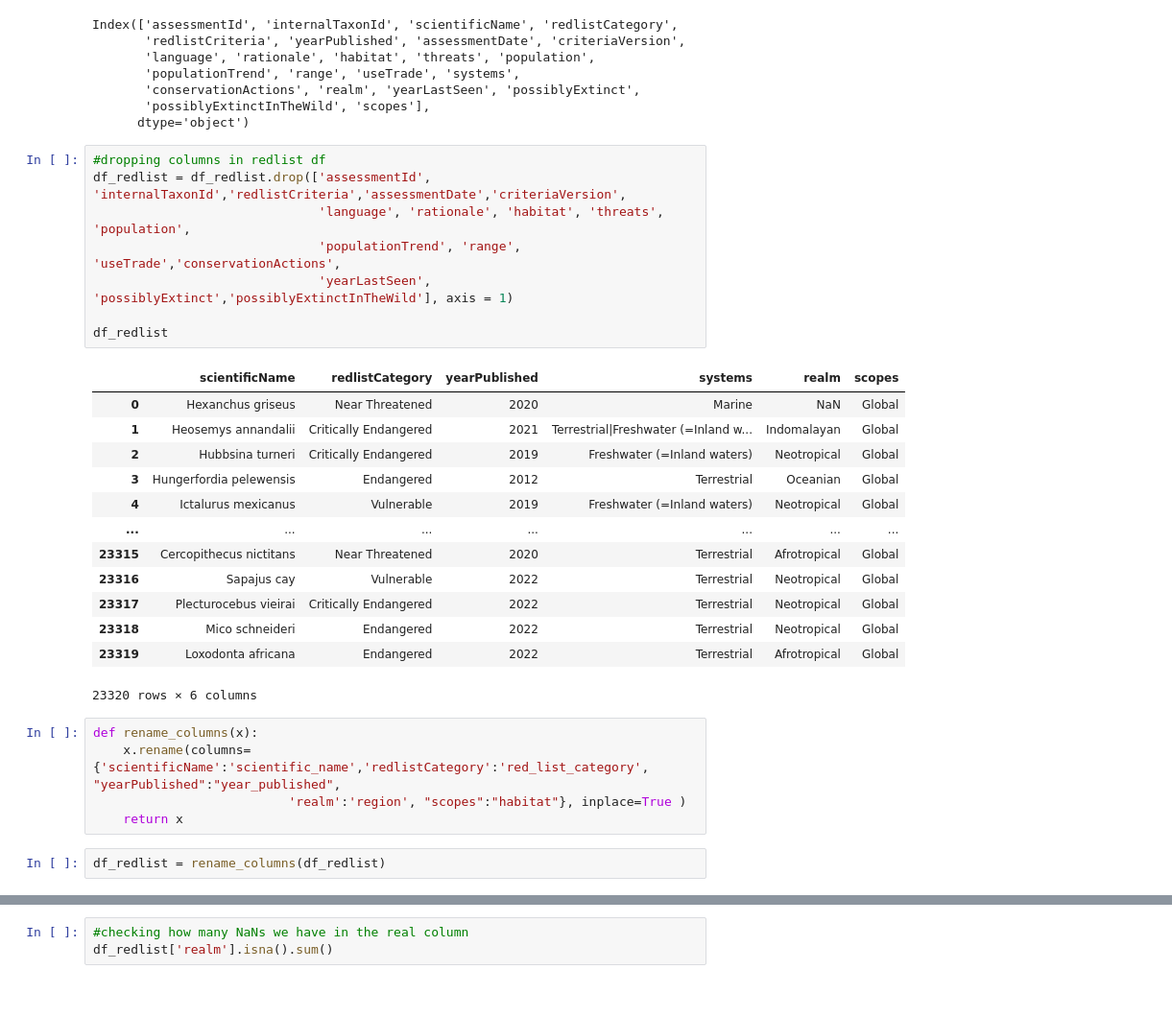
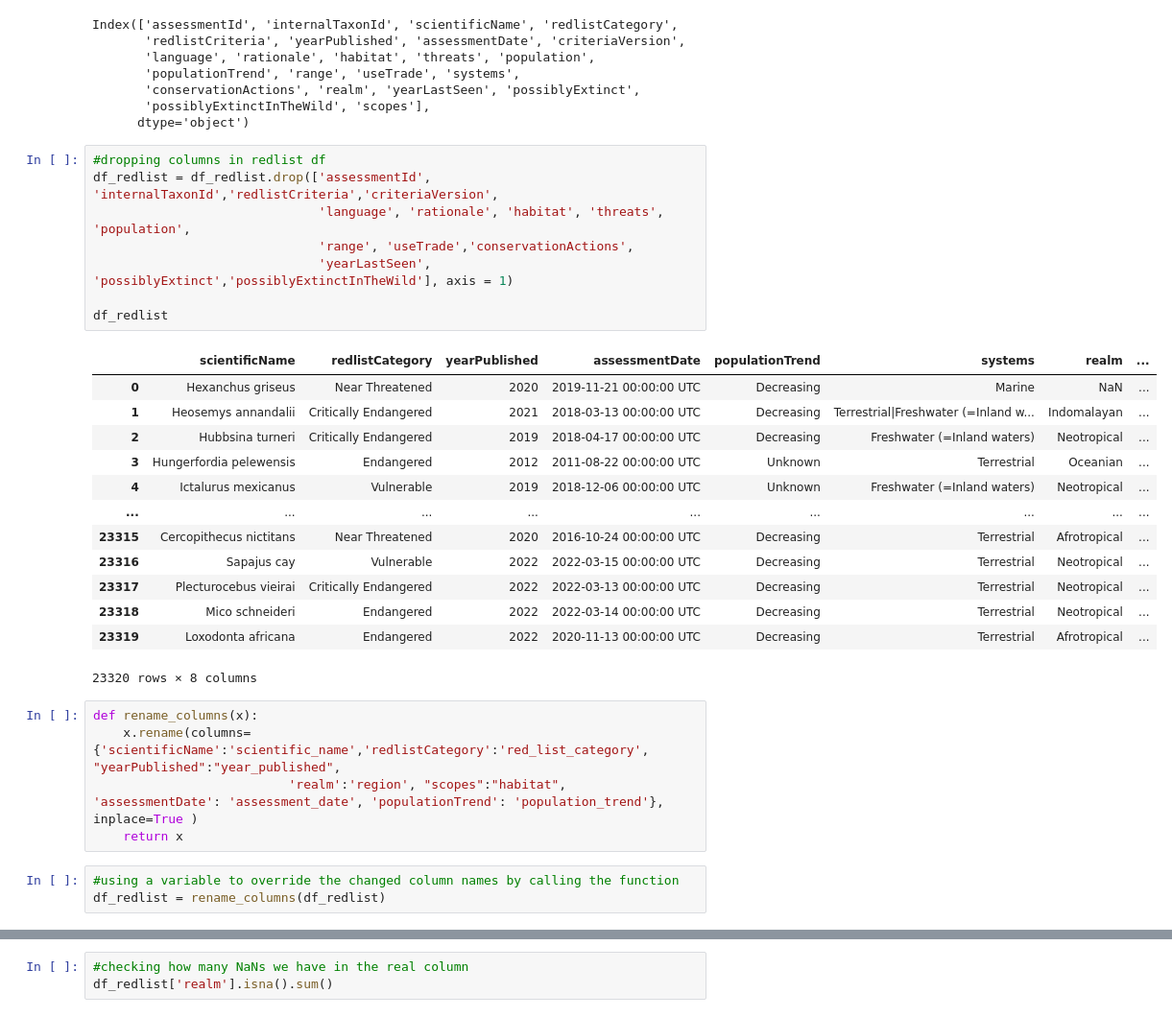
Before and after one commit to MonikaRadominska/Final_project, a Jupyter notebook: Data Cleaning.ipynb, the cells around one changed output, grey strips where cells are left out. Shown: that part at 96% size. Saved outputs shown, nothing was run; the diff lists cells and outputs as text.

```diff
--- a/Data Day 1.ipynb
+++ b/Data Cleaning.ipynb
@@ -58,32 +58,33 @@ Index(['assessmentId', 'internalTaxonId', 'scientificName', 'redlistCategory',
       dtype='object')
 # %%
 #dropping columns in redlist df
-df_redlist = df_redlist.drop(['assessmentId', 'internalTaxonId','redlistCriteria','assessmentDate','criteriaVersion',
+df_redlist = df_redlist.drop(['assessmentId', 'internalTaxonId','redlistCriteria','criteriaVersion',
                               'language', 'rationale', 'habitat', 'threats', 'population',
-                              'populationTrend', 'range', 'useTrade','conservationActions',
+                              'range', 'useTrade','conservationActions',
                               'yearLastSeen', 'possiblyExtinct','possiblyExtinctInTheWild'], axis = 1)
 
 df_redlist
 # %% [output]
-|  | scientificName | redlistCategory | yearPublished | systems | realm | scopes |
-| 0 | Hexanchus griseus | Near Threatened | 2020 | Marine | NaN | Global |
-| 1 | Heosemys annandalii | Critically Endangered | 2021 | Terrestrial|Freshwater (=Inland w... | Indomalayan | Global |
-| 2 | Hubbsina turneri | Critically Endangered | 2019 | Freshwater (=Inland waters) | Neotropical | Global |
-| 3 | Hungerfordia pelewensis | Endangered | 2012 | Terrestrial | Oceanian | Global |
-| 4 | Ictalurus mexicanus | Vulnerable | 2019 | Freshwater (=Inland waters) | Neotropical | Global |
-| ... | ... | ... | ... | ... | ... | ... |
-| 23315 | Cercopithecus nictitans | Near Threatened | 2020 | Terrestrial | Afrotropical | Global |
-| 23316 | Sapajus cay | Vulnerable | 2022 | Terrestrial | Neotropical | Global |
-| 23317 | Plecturocebus vieirai | Critically Endangered | 2022 | Terrestrial | Neotropical | Global |
-| 23318 | Mico schneideri | Endangered | 2022 | Terrestrial | Neotropical | Global |
-| 23319 | Loxodonta africana | Endangered | 2022 | Terrestrial | Afrotropical | Global |
+|  | scientificName | redlistCategory | yearPublished | assessmentDate | populationTrend | systems | realm | ... |
+| 0 | Hexanchus griseus | Near Threatened | 2020 | 2019-11-21 00:00:00 UTC | Decreasing | Marine | NaN | ... |
+| 1 | Heosemys annandalii | Critically Endangered | 2021 | 2018-03-13 00:00:00 UTC | Decreasing | Terrestrial|Freshwater (=Inland w... | Indomalayan | ... |
+| 2 | Hubbsina turneri | Critically Endangered | 2019 | 2018-04-17 00:00:00 UTC | Decreasing | Freshwater (=Inland waters) | Neotropical | ... |
+| 3 | Hungerfordia pelewensis | Endangered | 2012 | 2011-08-22 00:00:00 UTC | Unknown | Terrestrial | Oceanian | ... |
+| 4 | Ictalurus mexicanus | Vulnerable | 2019 | 2018-12-06 00:00:00 UTC | Unknown | Freshwater (=Inland waters) | Neotropical | ... |
+| ... | ... | ... | ... | ... | ... | ... | ... | ... |
+| 23315 | Cercopithecus nictitans | Near Threatened | 2020 | 2016-10-24 00:00:00 UTC | Decreasing | Terrestrial | Afrotropical | ... |
+| 23316 | Sapajus cay | Vulnerable | 2022 | 2022-03-15 00:00:00 UTC | Decreasing | Terrestrial | Neotropical | ... |
+| 23317 | Plecturocebus vieirai | Critically Endangered | 2022 | 2022-03-13 00:00:00 UTC | Decreasing | Terrestrial | Neotropical | ... |
+| 23318 | Mico schneideri | Endangered | 2022 | 2022-03-14 00:00:00 UTC | Decreasing | Terrestrial | Neotropical | ... |
+| 23319 | Loxodonta africana | Endangered | 2022 | 2020-11-13 00:00:00 UTC | Decreasing | Terrestrial | Afrotropical | ... |
-23320 rows × 6 columns
+23320 rows × 8 columns
 # %%
 def rename_columns(x):
     x.rename(columns={'scientificName':'scientific_name','redlistCategory':'red_list_category', "yearPublished":"year_published",
-                          'realm':'region', "scopes":"habitat"}, inplace=True )
+                          'realm':'region', "scopes":"habitat", 'assessmentDate': 'assessment_date', 'populationTrend': 'population_trend'}, inplace=True )
     return x
 # %%
+#using a variable to override the changed column names by calling the function
 df_redlist = rename_columns(df_redlist)
 # %%
 df_redlist
```
Also changed, not shown: parts of 72 cells of this notebook, 3 other files.
